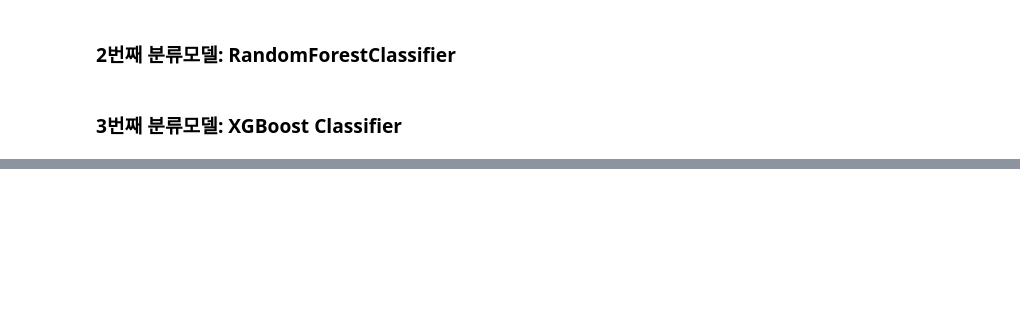
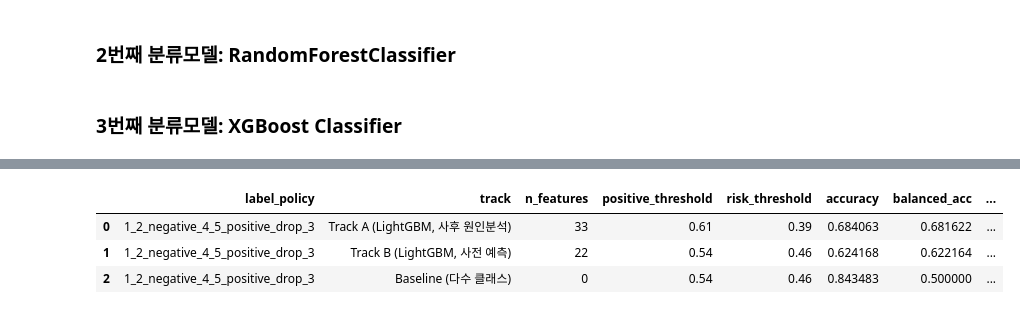
Before and after one commit to rladbstj56/olist_project, a Jupyter notebook: notebooks/03_ml_classifier.ipynb, the cells around one changed output, grey strips where cells are left out. Saved outputs shown, nothing was run; the diff lists cells and outputs as text; code cells hidden in the pictures; blank space fills up the shorter version.

```diff
--- a/notebooks/03_ml_classifier.ipynb
+++ b/notebooks/03_ml_classifier.ipynb
@@ -390,11 +601,11 @@ plt.show()
 # %%
-# neg_recall과 balanced_acc 차이
-# 이 기준은 class 0(부정) recall과 class 1(긍정) recall을 비슷하게 맞추는 보수적 운영 기준이다.
-# 실제 배포 단계에서는 CS 처리 비용과 부정 리뷰 미탐 비용을 반영해 threshold를 다시 정해야 한다.
-threshold_df["gap"] = (threshold_df["neg_recall"] - threshold_df["balanced_acc"]).abs()
+# risk_recall과 balanced_acc 차이
+# 낮은 만족도 리뷰를 최대한 놓치지 않되, 모든 주문을 위험으로 찍지 않도록 균형점을 선택한다.
+# 실제 배포 단계에서는 CS 처리 비용과 낮은 만족도 리뷰 미탐 비용을 반영해 threshold를 다시 정해야 한다.
+threshold_df['gap'] = (threshold_df['risk_recall'] - threshold_df['balanced_acc']).abs()
 
-best_row = threshold_df.loc[threshold_df["gap"].idxmin()]
-best_threshold = best_row["threshold"]
+best_row = threshold_df.loc[threshold_df['gap'].idxmin()]
+best_threshold = best_row['threshold']
 
-print("선택된 threshold:", best_threshold)
-print(best_row[["threshold", "neg_recall", "balanced_acc", "macro_f1", "accuracy"]])
+print('선택된 threshold:', best_threshold)
+print(best_row[['threshold', 'risk_threshold', 'risk_precision', 'risk_recall', 'risk_pr_auc', 'flagged_rate', 'balanced_acc', 'macro_f1', 'accuracy']])
@@ -884,30 +1238,34 @@ plt.show()
 # %%
-# Track A vs Track B vs Baseline 비교 (하드코딩 없이 각 셀에서 계산된 실제 변수를 그대로 사용)
+def collect_risk_metrics(y_true, pred, proba_positive, track, n_features):
+    risk_true = (np.asarray(y_true) == 0).astype(int)
+    risk_pred = (np.asarray(pred) == 0).astype(int)
+    risk_proba = 1 - np.asarray(proba_positive)
+    return {
+        'label_policy': LABEL_POLICY,
+        'track': track,
+        'n_features': n_features,
+        'positive_threshold': best_threshold if track.startswith('Track A') else best_threshold_b,
+        'risk_threshold': 1 - (best_threshold if track.startswith('Track A') else best_threshold_b),
+        'accuracy': accuracy_score(y_true, pred),
+        'balanced_acc': balanced_accuracy_score(y_true, pred),
+        'risk_precision': precision_score(risk_true, risk_pred, zero_division=0),
+        'risk_recall': recall_score(risk_true, risk_pred, zero_division=0),
+        'risk_pr_auc': average_precision_score(risk_true, risk_proba),
+        'flagged_rate': risk_pred.mean(),
+        'macro_f1': f1_score(y_true, pred, average='macro'),
+        'test_rows': len(y_true),
+        'test_orders': groups_test.nunique(),
+    }
+
 final_comparison = pd.DataFrame([
-    {
-        "track": "Track A (LightGBM, 사후 원인분석)",
-        "n_features": X_train.shape[1],
-        "accuracy": accuracy_score(y_test, test_pred),
-        "balanced_acc": balanced_accuracy_score(y_test, test_pred),
-        "neg_recall": recall_score(y_test, test_pred, pos_label=0),
-        "macro_f1": f1_score(y_test, test_pred, average='macro'),
-    },
-    {
-        "track": "Track B (LightGBM, 사전 예측)",
-        "n_features": X_train_b.shape[1],
-        "accuracy": accuracy_score(y_test, test_pred_b),
-        "balanced_acc": balanced_accuracy_score(y_test, test_pred_b),
-        "neg_recall": recall_score(y_test, test_pred_b, pos_label=0),
-        "macro_f1": f1_score(y_test, test_pred_b, average='macro'),
-    },
-    {
-        "track": "Baseline (다수 클래스)",
-        "n_features": 0,
-        "accuracy": accuracy_score(y_test, baseline_pred),
-        "balanced_acc": balanced_accuracy_score(y_test, baseline_pred),
-        "neg_recall": recall_score(y_test, baseline_pred, pos_label=0, zero_division=0),
-        "macro_f1": f1_score(y_test, baseline_pred, average='macro'),
-    },
+    collect_risk_metrics(y_test, test_pred, test_proba_lgbm, 'Track A (LightGBM, 사후 원인분석)', X_train.shape[1]),
+    collect_risk_metrics(y_test, test_pred_b, test_proba_b, 'Track B (LightGBM, 사전 예측)', X_train_b.shape[1]),
+    collect_risk_metrics(y_test, baseline_pred, baseline_proba, 'Baseline (다수 클래스)', 0),
 ])
 final_comparison.to_csv(TABLE_DIR / 'track_a_vs_b_comparison.csv', index=False)
 final_comparison
+# %% [output]
+|  | label_policy | track | n_features | positive_threshold | risk_threshold | accuracy | balanced_acc | ... |
+| 0 | 1_2_negative_4_5_positive_drop_3 | Track A (LightGBM, 사후 원인분석) | 33 | 0.61 | 0.39 | 0.684063 | 0.681622 | ... |
+| 1 | 1_2_negative_4_5_positive_drop_3 | Track B (LightGBM, 사전 예측) | 22 | 0.54 | 0.46 | 0.624168 | 0.622164 | ... |
+| 2 | 1_2_negative_4_5_positive_drop_3 | Baseline (다수 클래스) | 0 | 0.54 | 0.46 | 0.843483 | 0.500000 | ... |
```
Also changed, not shown: parts of 31 cells of this notebook, 9 other files.
